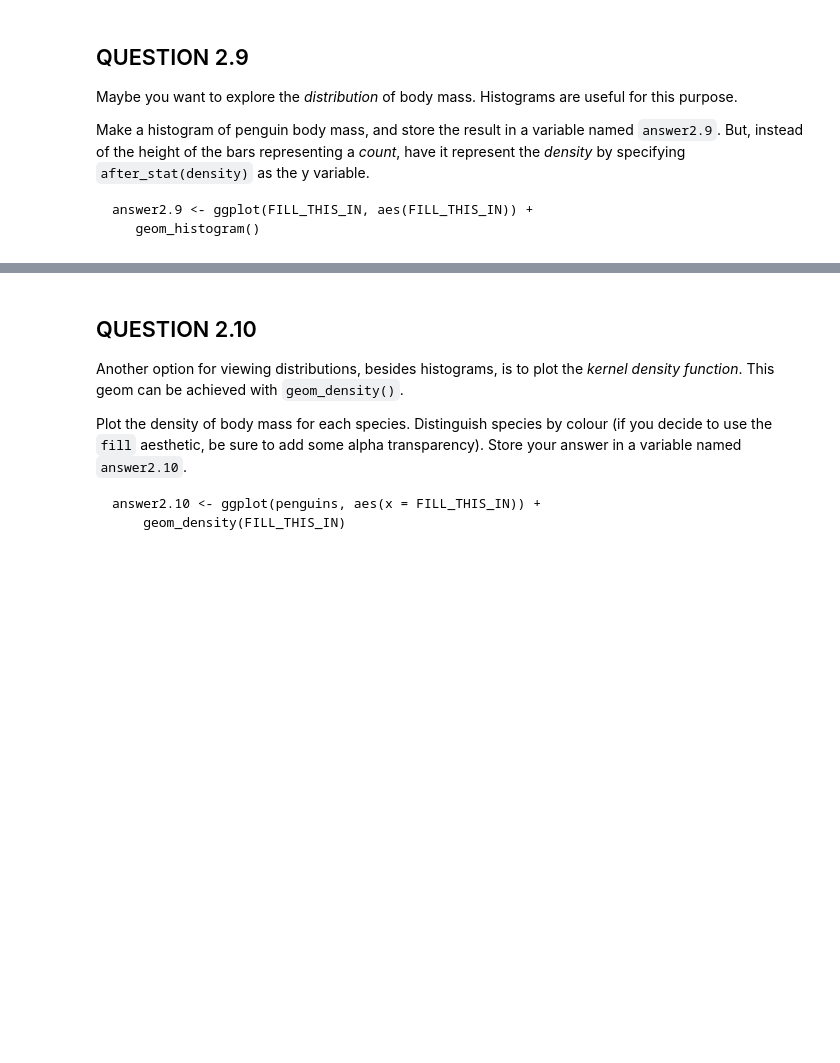
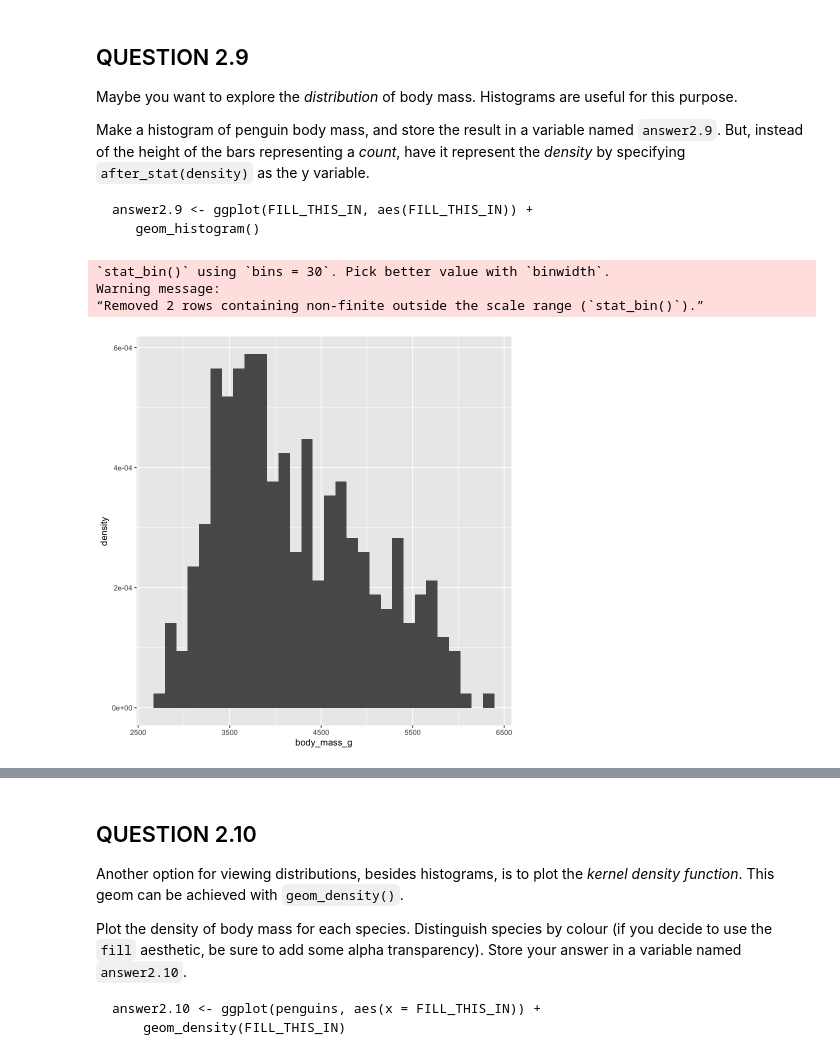
Before and after one commit to annikalaurin/annikalaurin1, a Jupyter notebook: worksheet_a03.ipynb, the cells around one changed output, grey strips where cells are left out. Drawn from its saved outputs; the diff is of its cells as text; code cells hidden in the pictures; blank space fills up the shorter version.

```diff
--- a/worksheet_a03.ipynb
+++ b/worksheet_a03.ipynb
@@ -498,8 +512,14 @@ answer2.9 <- ggplot(FILL_THIS_IN, aes(FILL_THIS_IN)) +
 # %%
 # Produce your plot here.
 # your code here
-fail() # No Answer - remove if you provide an answer
+answer2.9 <- ggplot(penguins, aes(x=body_mass_g, y=after_stat(density))) +
+geom_histogram()
 print(answer2.9)
+# %% [output]
+`stat_bin()` using `bins = 30`. Pick better value with `binwidth`.
+Warning message:
+“Removed 2 rows containing non-finite outside the scale range (`stat_bin()`).”
+[figure, added]
 # %%
 test_that("Question 2.9", {
     expect_true(
```
Also changed, not shown: parts of 19 cells of this notebook.
